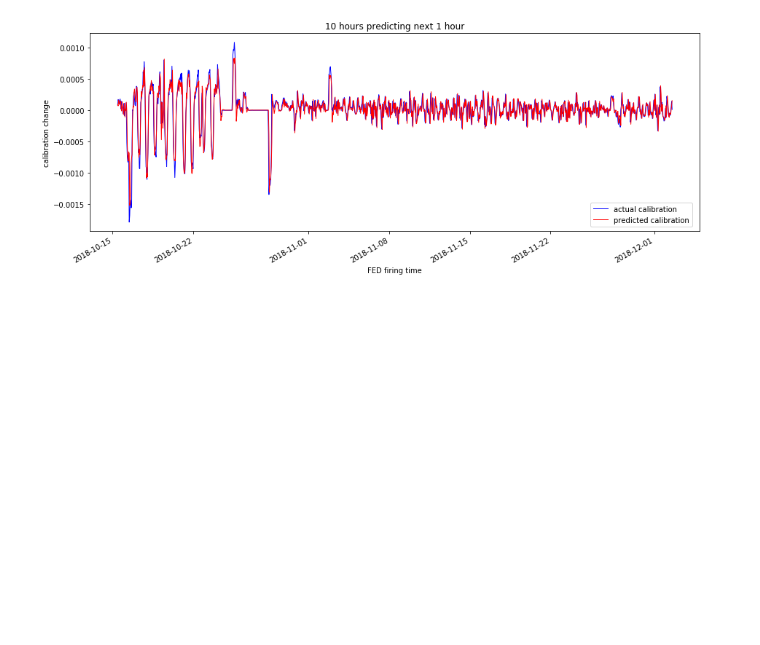
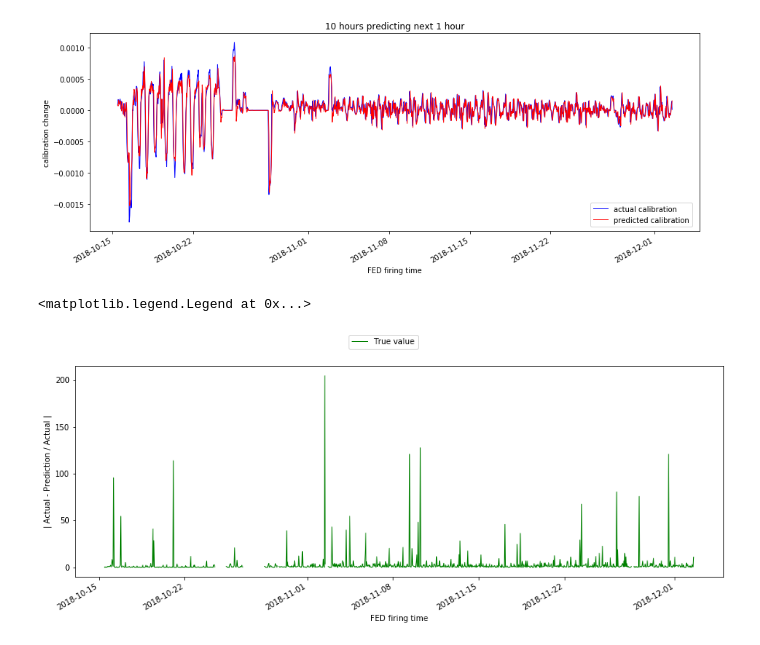
Before and after one commit to UMN-CMS/ECAL_FAIR, a Jupyter notebook: notebooks/GRU.ipynb, the cells around one changed output. Drawn from its saved outputs; the diff is of its cells as text; code cells hidden in the pictures; blank space fills up the shorter version.

```diff
--- a/notebooks/GRU.ipynb
+++ b/notebooks/GRU.ipynb
@@ -310,6 +310,23 @@ fig.legend(ncol=1, loc = (0.8,0.2))
 fig.show()
 # %% [output]
 [figure]
+# %%
+####MAKE DIFF PLOT########
+apdiff_series = ((ev_group.actual - ev_group.prediction) / ev_group.actual).abs()
+fig3, ax3 = plt.subplots(figsize=(15,5))
+
+ax3.set_ylabel('| Actual - Prediction / Actual |')
+ax3.set_xlabel('FED firing time')
+plt.setp(ax3.get_xticklabels(), rotation=30, horizontalalignment='right')
+
+#actual data
+ax3.plot(ev_group.timestamp, apdiff_series,
+     label='True value', color='green', linewidth=1, linestyle='solid')
+#legend
+fig3.legend(ncol=3, loc = 'upper center')
+# %% [output]
+<matplotlib.legend.Legend at 0x...>
+[figure, added]
 # %%
 #our data is transformed to feed into the model. The diff step transforms the data by removing the large scale trends. We'll run that in reverse to look at the data with the trends.
 ev_data_int = ev_data.copy()
```
Also changed, not shown: parts of 9 cells of this notebook, 1 other file.
